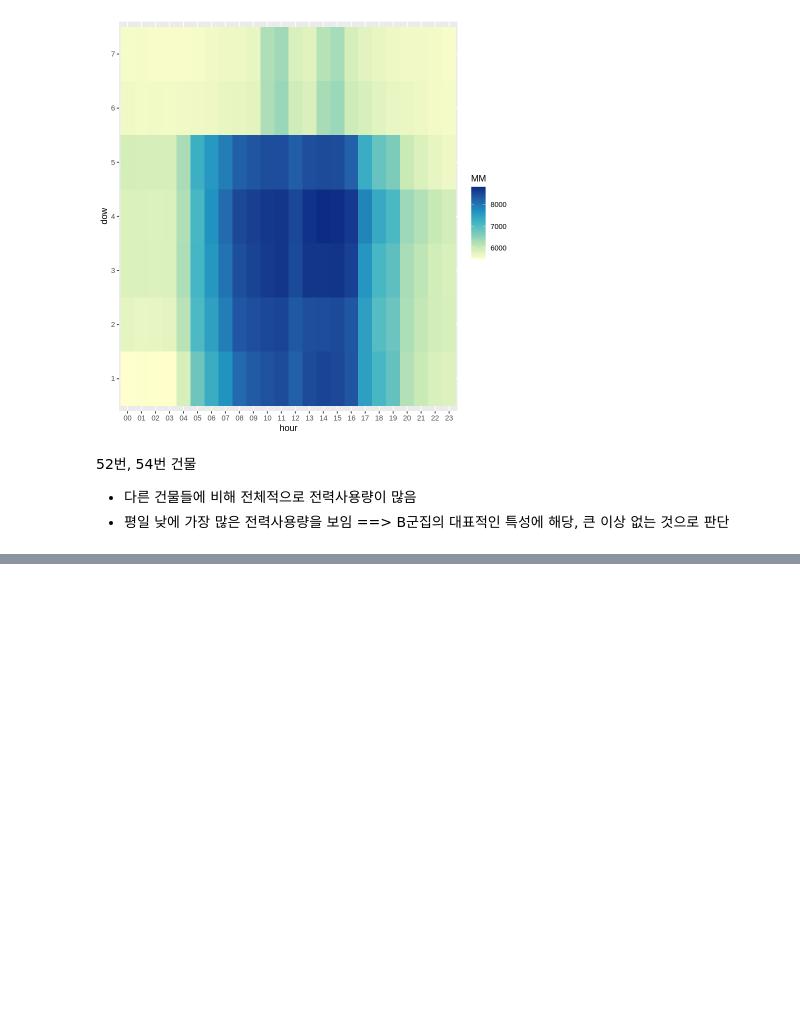
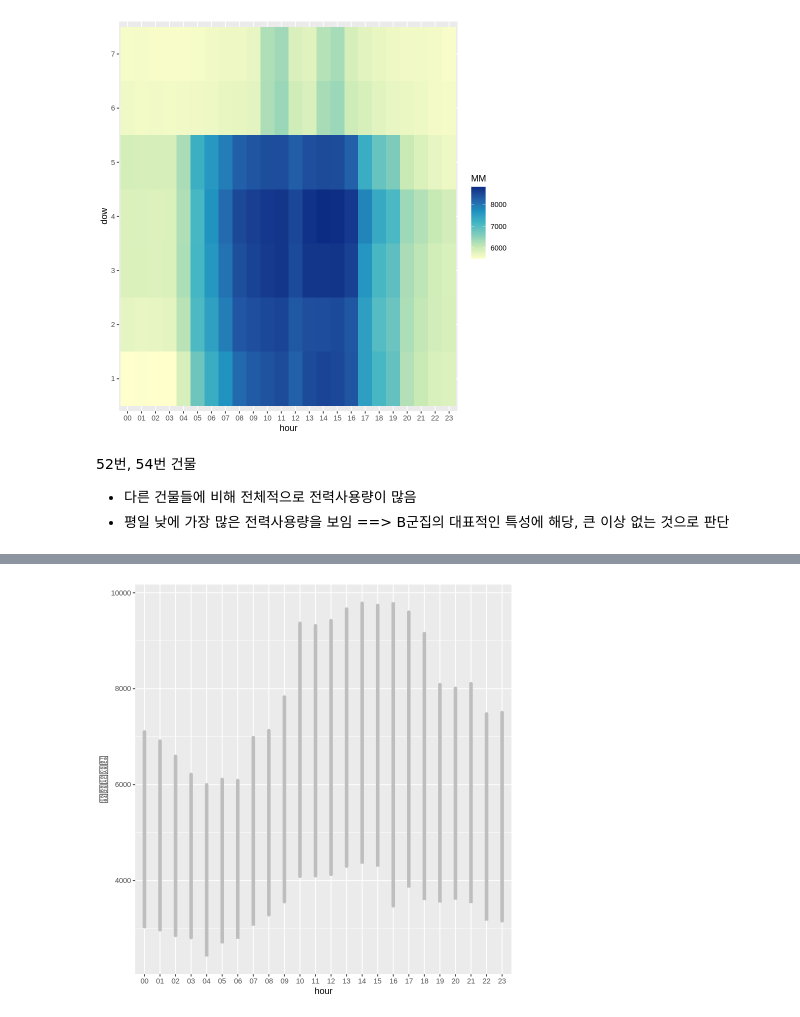
Before and after one commit to mjiii25/prac_class, a Jupyter notebook: team-project.ipynb, the cells around one changed output, grey strips where cells are left out. Saved outputs shown, nothing was run; the diff lists cells and outputs as text; code cells hidden in the pictures; blank space fills up the shorter version.

```diff
--- a/team-project.ipynb
+++ b/team-project.ipynb
@@ -355,0 +368,5 @@ dt_train_B[ num == 54, .(MM = mean(전력사용량)), by = .(hour, dow)] %>%
+# %%
+ggplot(dt_train_B[dt_train_B$num == 30, ], aes(x=hour, y=전력사용량)) +
+        geom_line(color="gray", size=2)
+# %% [output]
+[figure, added]
```
Also changed, not shown: parts of 3 cells of this notebook.
